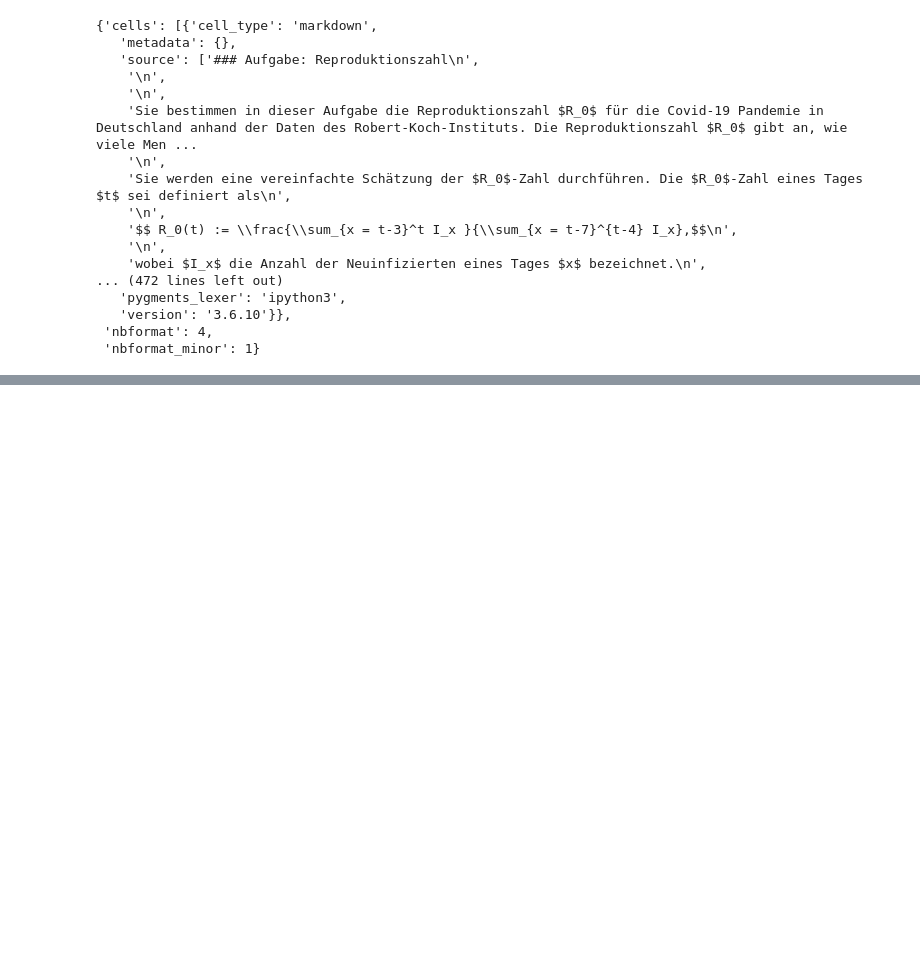
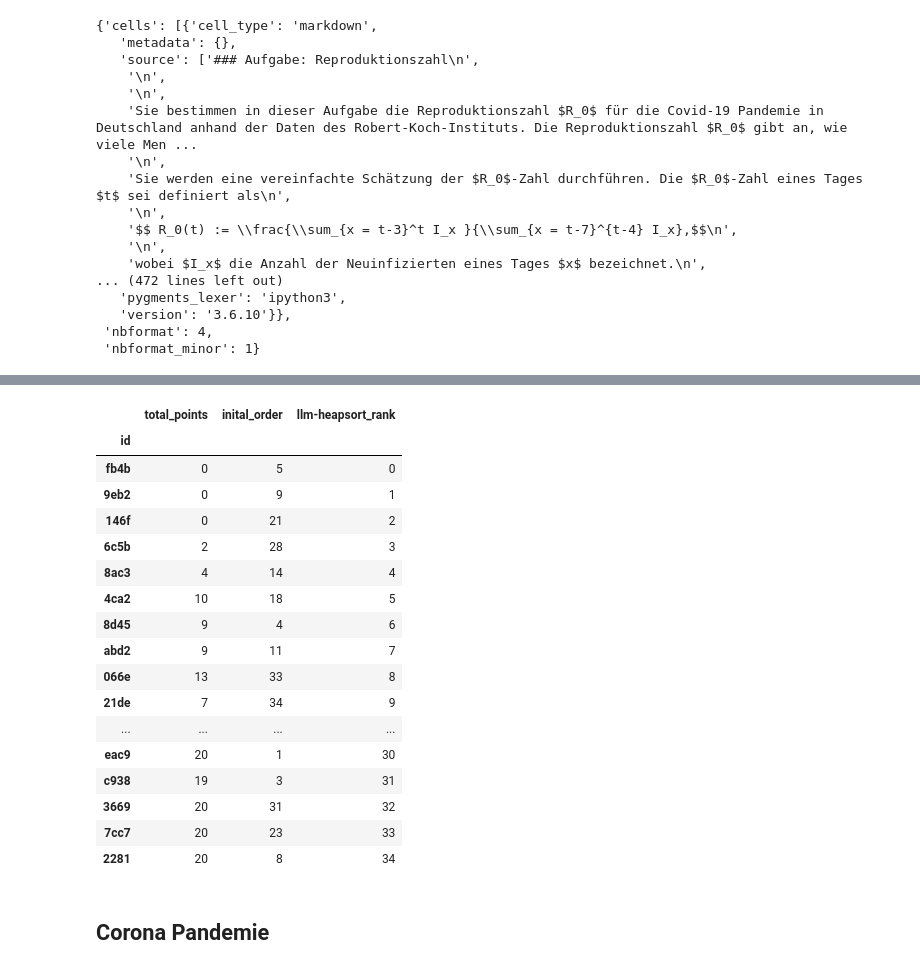
Before and after one commit to cortex359/matse-aachen.seminararbeit, a Jupyter notebook: parse.ipynb, the cells around one changed output, grey strips where cells are left out. Cells and saved outputs as stored; diff of their text form; code cells hidden in the pictures; blank space fills up the shorter version.

```diff
--- a/parse.ipynb
+++ b/parse.ipynb
@@ -331,0 +439,23 @@ rp_data['88a6']
+# %%
+df.sort_values('llm-heapsort_rank')
+# %% [output]
+|  | total_points | inital_order | llm-heapsort_rank |
+| id |  |  |  |
+| fb4b | 0 | 5 | 0 |
+| 9eb2 | 0 | 9 | 1 |
+| 146f | 0 | 21 | 2 |
+| 6c5b | 2 | 28 | 3 |
+| 8ac3 | 4 | 14 | 4 |
+| 4ca2 | 10 | 18 | 5 |
+| 8d45 | 9 | 4 | 6 |
+| abd2 | 9 | 11 | 7 |
+| 066e | 13 | 33 | 8 |
+| 21de | 7 | 34 | 9 |
+| ... | ... | ... | ... |
+| eac9 | 20 | 1 | 30 |
+| c938 | 19 | 3 | 31 |
+| 3669 | 20 | 31 | 32 |
+| 7cc7 | 20 | 23 | 33 |
+| 2281 | 20 | 8 | 34 |
+# %% [markdown]
+## Corona Pandemie
```
Also changed, not shown: parts of 11 cells of this notebook, 2 other files.
